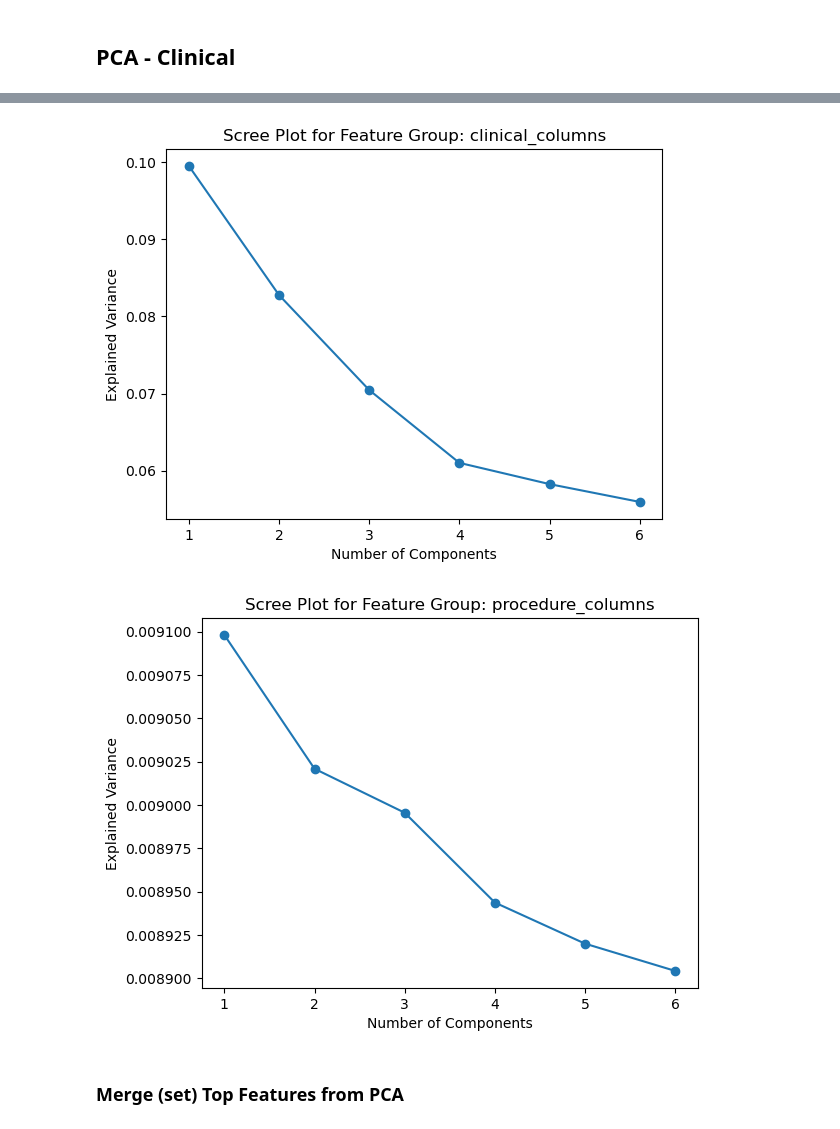
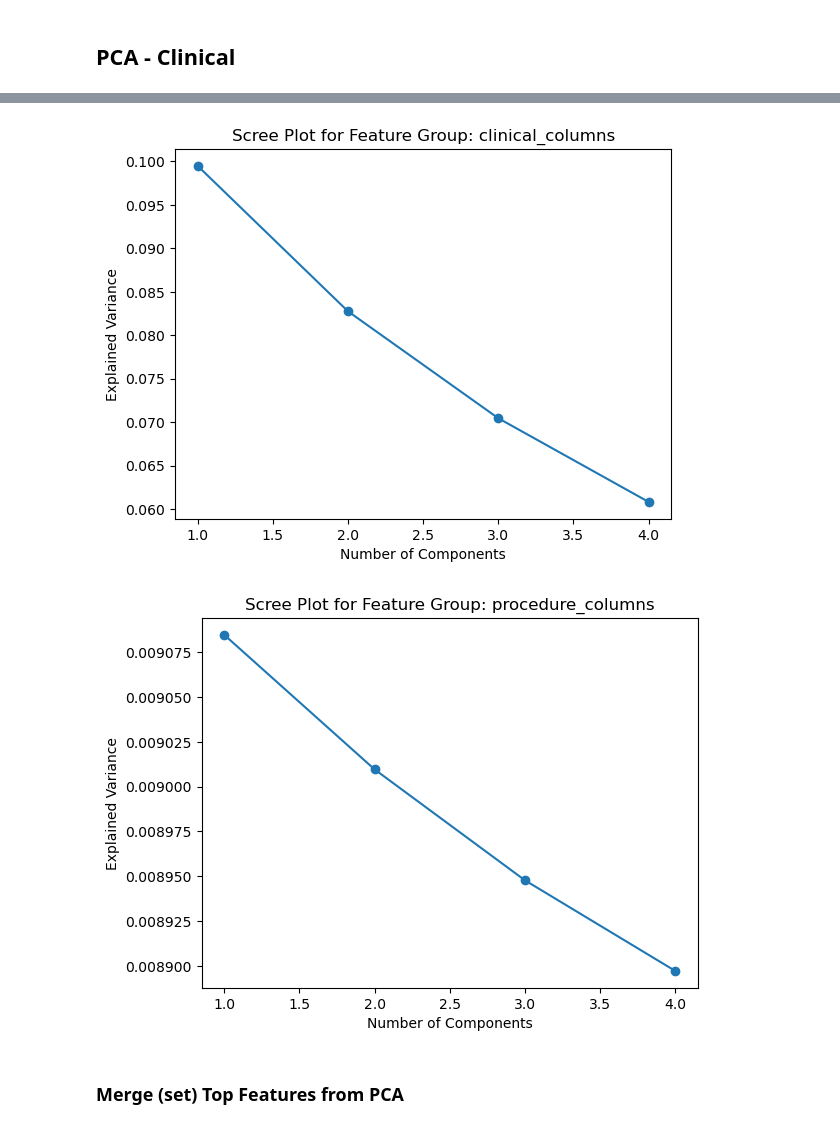
Before and after one commit to j-lepard/Prolonged_Length_of_Stay, a Jupyter notebook: _src/IC_Category/05.PCA.ipynb, the cells around one changed output, grey strips where cells are left out. Drawn from its saved outputs; the diff is of its cells as text; code cells hidden in the pictures.

```diff
--- a/_src/IC_Category/05.PCA.ipynb
+++ b/_src/IC_Category/05.PCA.ipynb
@@ -554,9 +554,9 @@ X_scaled = scaler.fit_transform(X)
 # Define feature groups as a dictionary with labels
 feature_groups = {
     'demographic_columns': {'features': demographic_columns, 'N': 2},
-    'operation_columns': {'features': operation_columns, 'N': 6},
-    'clinical_columns': {'features': clinical_columns, 'N': 6},
-    'procedure_columns': {'features': procedure_columns, 'N': 6}
+    'operation_columns': {'features': operation_columns, 'N': 4},
+    'clinical_columns': {'features': clinical_columns, 'N': 4},
+    'procedure_columns': {'features': procedure_columns, 'N': 4}
 }
 
 # Initialize an empty list to store cumulative explained variances
@@ -654,5 +654,5 @@ Feature Group: demographic_columns, Principal Component 1 Summary:
-[figure, old version]
+[figure, new version]
-[figure, old version]
+[figure, new version]
 # %% [markdown]
 ### Merge (set) Top Features from PCA
 # %%
```
Also changed, not shown: parts of 1 cell of this notebook, 8 other files.
